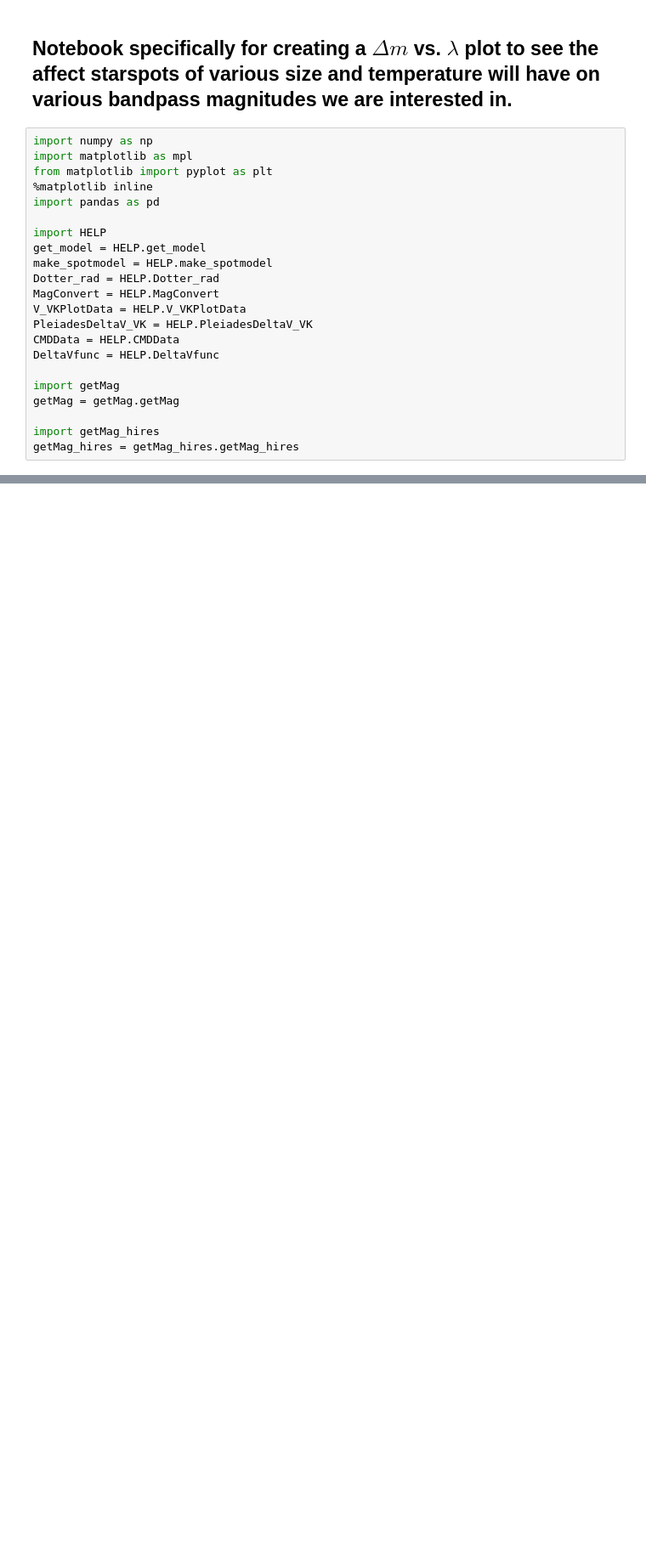
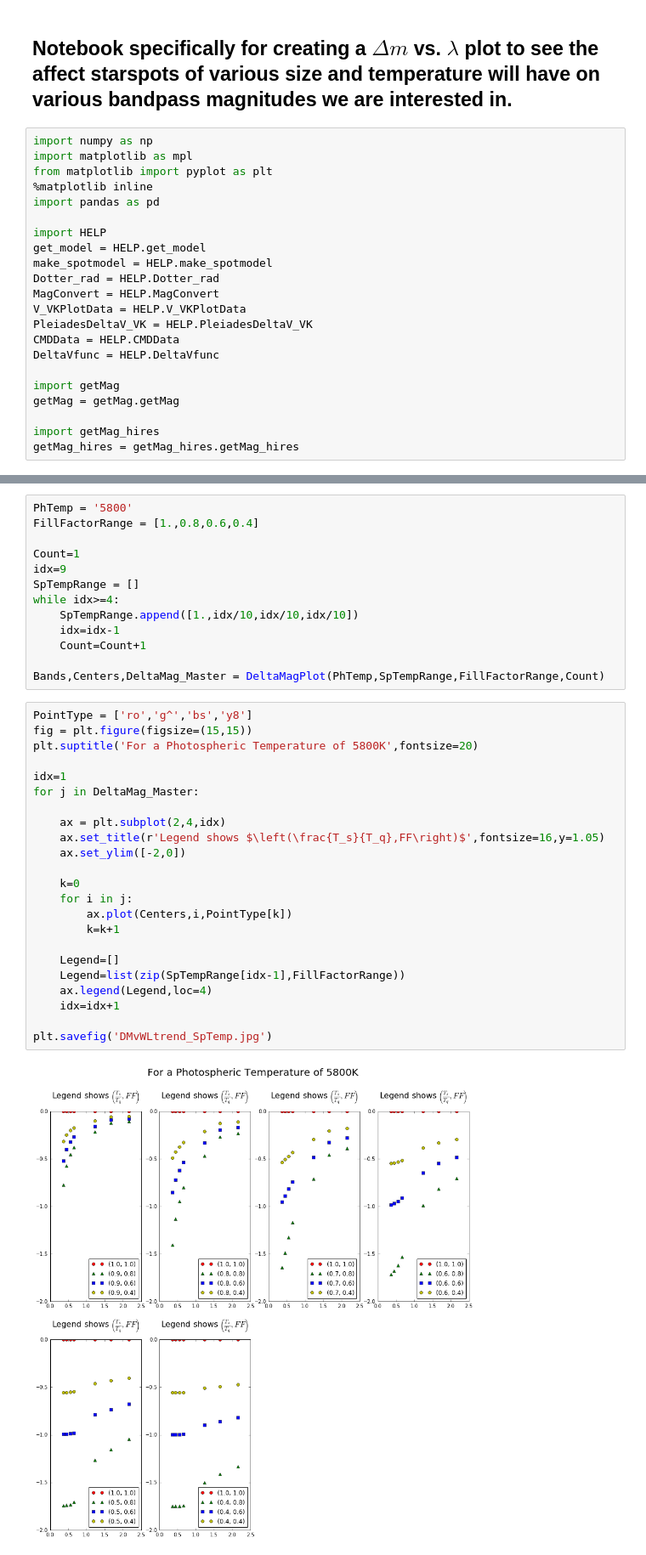
Before and after one commit to jradavenport/spot-colors, a Jupyter notebook: Delta_m_vs_wavelength.ipynb, the cells around one changed output, grey strips where cells are left out. Shown at 85% size. Drawn from its saved outputs; the diff is of its cells as text; blank space fills up the shorter version.

```diff
--- a/Delta_m_vs_wavelength.ipynb
+++ b/Delta_m_vs_wavelength.ipynb
@@ -72,0 +219,38 @@ plt.savefig('FirstRunDeltaMvLambda.jpg')
+# %%
+PhTemp = '5800'
+FillFactorRange = [1.,0.8,0.6,0.4]
+
+Count=1
+idx=9
+SpTempRange = []
+while idx>=4:
+    SpTempRange.append([1.,idx/10,idx/10,idx/10])
+    idx=idx-1
+    Count=Count+1
+
+Bands,Centers,DeltaMag_Master = DeltaMagPlot(PhTemp,SpTempRange,FillFactorRange,Count)
+# %%
+PointType = ['ro','g^','bs','y8']
+fig = plt.figure(figsize=(15,15))
+plt.suptitle('For a Photospheric Temperature of 5800K',fontsize=20)
+
+idx=1
+for j in DeltaMag_Master:
+
+    ax = plt.subplot(2,4,idx)
+    ax.set_title(r'Legend shows $\left(\frac{T_s}{T_q},FF\right)$',fontsize=16,y=1.05)
+    ax.set_ylim([-2,0])
+
+    k=0
+    for i in j:
+        ax.plot(Centers,i,PointType[k])
+        k=k+1
+
+    Legend=[]
+    Legend=list(zip(SpTempRange[idx-1],FillFactorRange))
+    ax.legend(Legend,loc=4)
+    idx=idx+1
+
+plt.savefig('DMvWLtrend_SpTemp.jpg')
+# %% [output]
+[figure, added]
```
Also changed, not shown: parts of 5 cells of this notebook.
